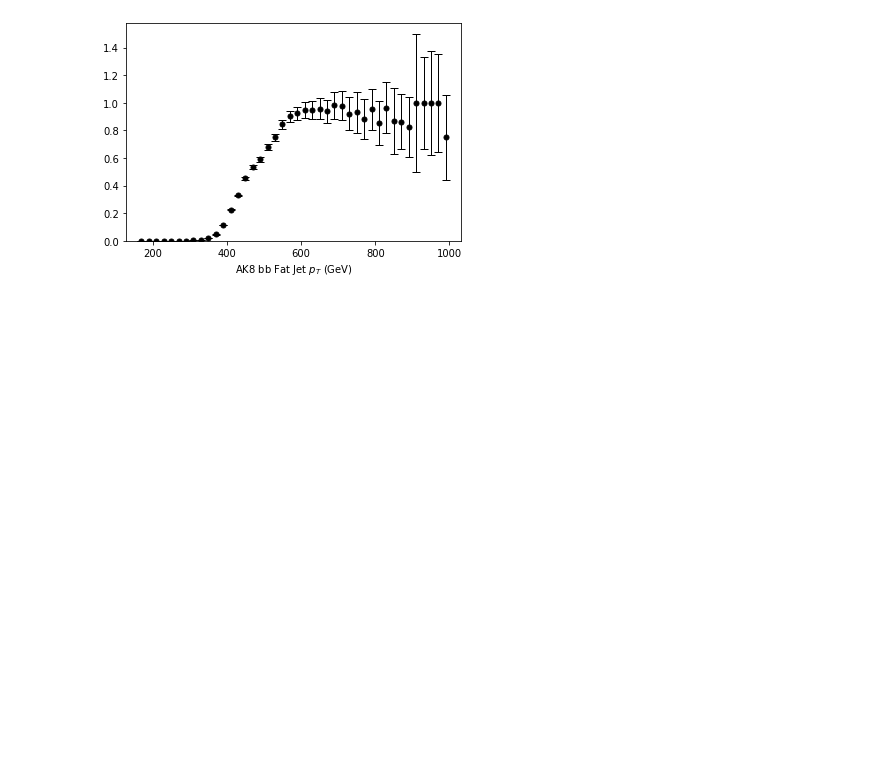
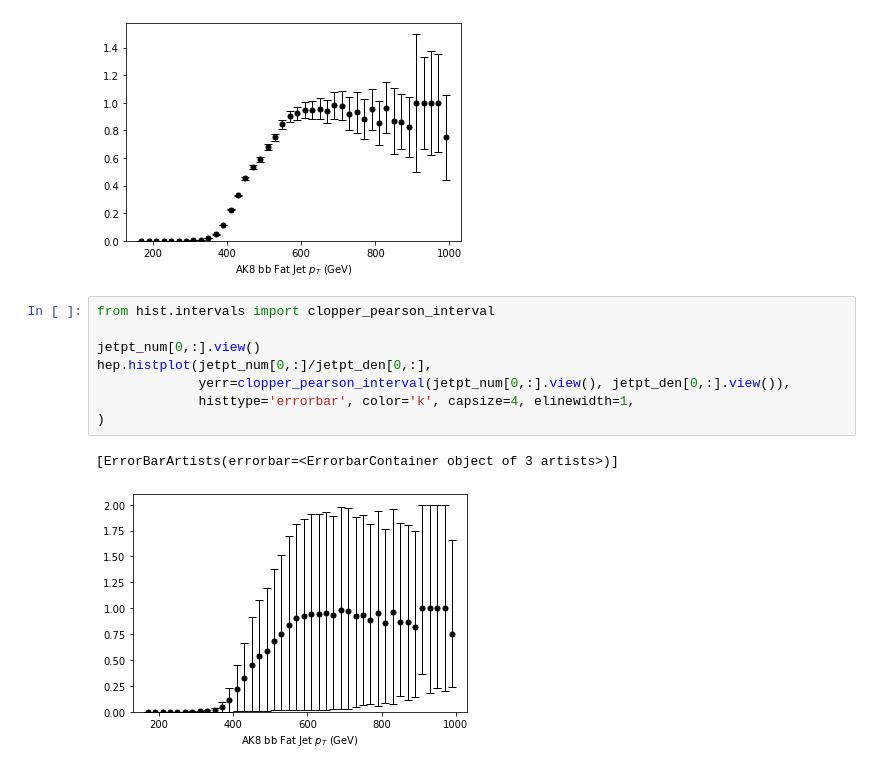
Before and after one commit to rkansal47/HHbbVV, a Jupyter notebook: binder/plotJetHTTriggerEfficiencies_1D_Jul15.ipynb, the cells around one changed output. Drawn from its saved outputs; the diff is of its cells as text; blank space fills up the shorter version.

```diff
--- a/binder/plotJetHTTriggerEfficiencies_1D_Jul15.ipynb
+++ b/binder/plotJetHTTriggerEfficiencies_1D_Jul15.ipynb
@@ -59,6 +59,17 @@ hep.histplot(jetpt_num[0,:]/jetpt_den[0,:], yerr=np.sqrt(jetpt_num[0,:])/jetpt_d
 # %% [output]
 [ErrorBarArtists(errorbar=<ErrorbarContainer object of 3 artists>)]
 [figure]
+# %%
+from hist.intervals import clopper_pearson_interval
+
+jetpt_num[0,:].view()
+hep.histplot(jetpt_num[0,:]/jetpt_den[0,:],
+             yerr=clopper_pearson_interval(jetpt_num[0,:].view(), jetpt_den[0,:].view()),
+             histtype='errorbar', color='k', capsize=4, elinewidth=1,
+)
+# %% [output]
+[ErrorBarArtists(errorbar=<ErrorbarContainer object of 3 artists>)]
+[figure, added]
 # %%
 from hist.intervals import ratio_uncertainty
 
```
Also changed, not shown: parts of 3 cells of this notebook.
